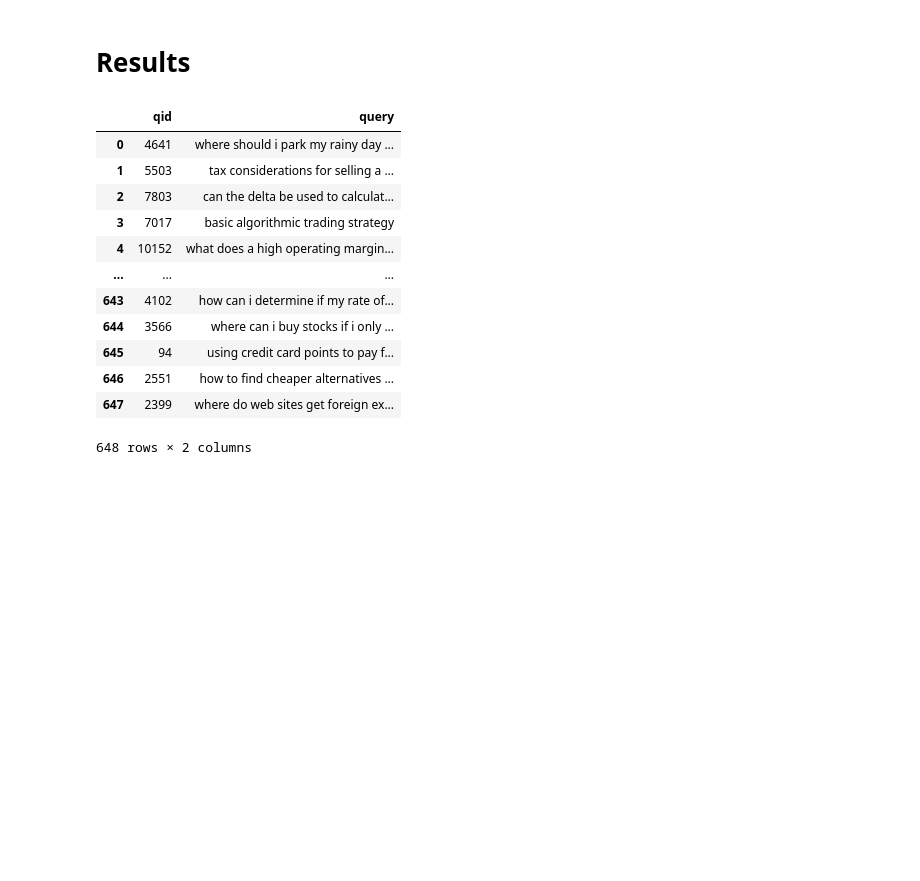
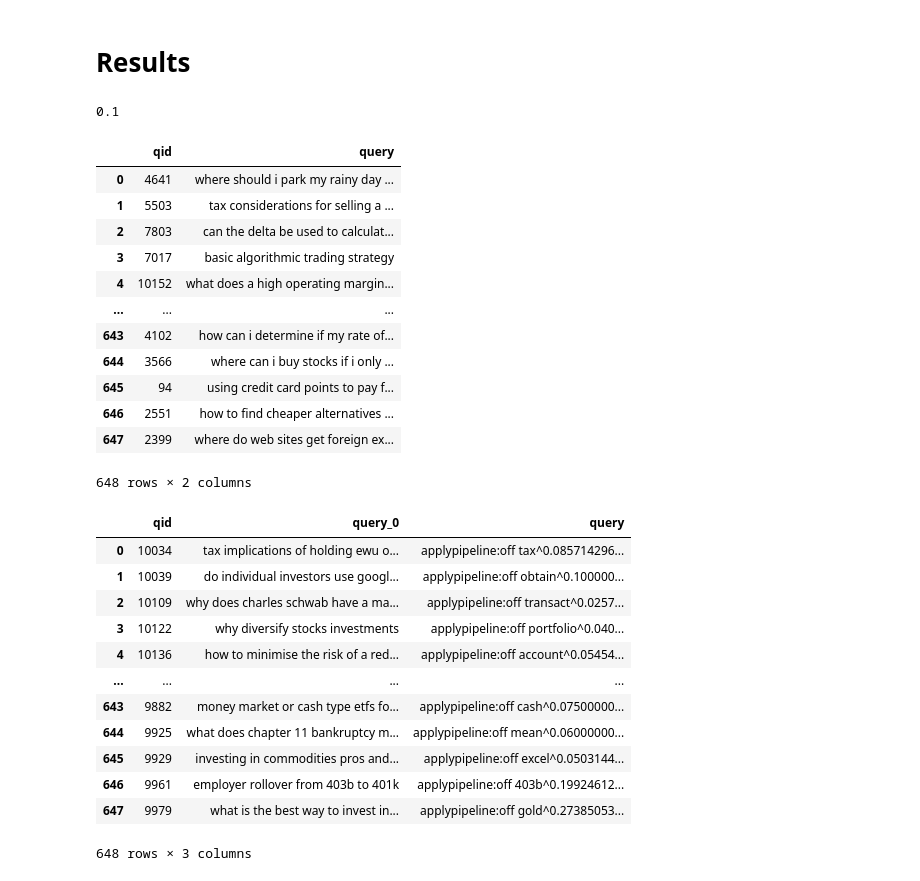
Before and after one commit to tomighita/ir-query-expansion, a Jupyter notebook: 01-experiment.ipynb, the cells around one changed output. Drawn from its saved outputs; the diff is of its cells as text; code cells hidden in the pictures; blank space fills up the shorter version.

```diff
--- a/01-experiment.ipynb
+++ b/01-experiment.ipynb
@@ -191,8 +196,10 @@ Best setting is ['<fast_forward.util.pyterrier.FFInterpolate object at 0x...> al
 # %% [markdown]
 # Results
 # %%
+print(ff_int.alpha)
 testset.get_topics()
 # %% [output]
+0.1
 |  | qid | query |
 | 0 | 4641 | where should i park my rainy day ... |
 | 1 | 5503 | tax considerations for selling a ... |
@@ -205,5 +212,22 @@ testset.get_topics()
 | 645 | 94 | using credit card points to pay f... |
 | 646 | 2551 | how to find cheaper alternatives ... |
 | 647 | 2399 | where do web sites get foreign ex... |
-648 rows × 2 columns
+648 rows × 2 columns
+# %%
+qe_pipeline = bm25 >> rm3
+qe_pipeline(testset.get_topics())
+# %% [output]
+|  | qid | query_0 | query |
+| 0 | 10034 | tax implications of holding ewu o... | applypipeline:off tax^0.085714296... |
+| 1 | 10039 | do individual investors use googl... | applypipeline:off obtain^0.100000... |
+| 2 | 10109 | why does charles schwab have a ma... | applypipeline:off transact^0.0257... |
+| 3 | 10122 | why diversify stocks investments | applypipeline:off portfolio^0.040... |
+| 4 | 10136 | how to minimise the risk of a red... | applypipeline:off account^0.05454... |
+| ... | ... | ... | ... |
+| 643 | 9882 | money market or cash type etfs fo... | applypipeline:off cash^0.07500000... |
+| 644 | 9925 | what does chapter 11 bankruptcy m... | applypipeline:off mean^0.06000000... |
+| 645 | 9929 | investing in commodities pros and... | applypipeline:off excel^0.0503144... |
+| 646 | 9961 | employer rollover from 403b to 401k | applypipeline:off 403b^0.19924612... |
+| 647 | 9979 | what is the best way to invest in... | applypipeline:off gold^0.27385053... |
+648 rows × 3 columns
 # %%
```
Also changed, not shown: parts of 9 cells of this notebook, 3 other files.
